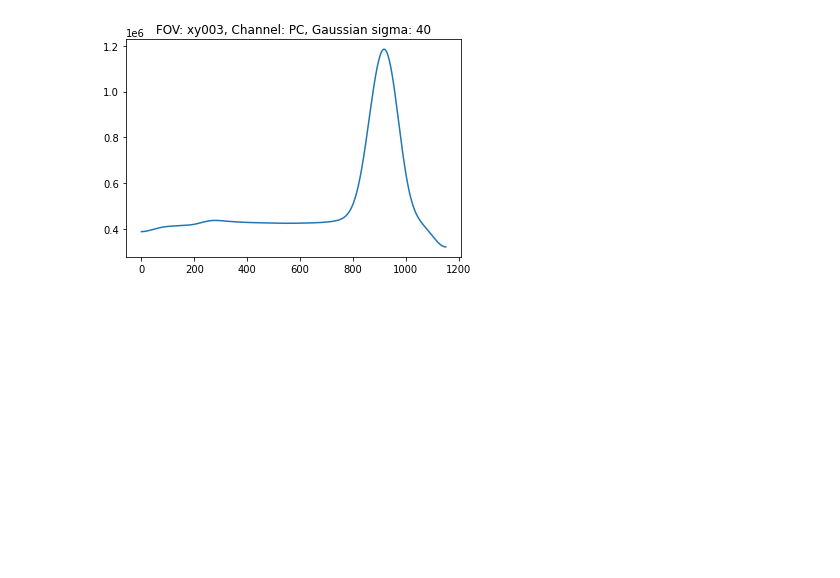
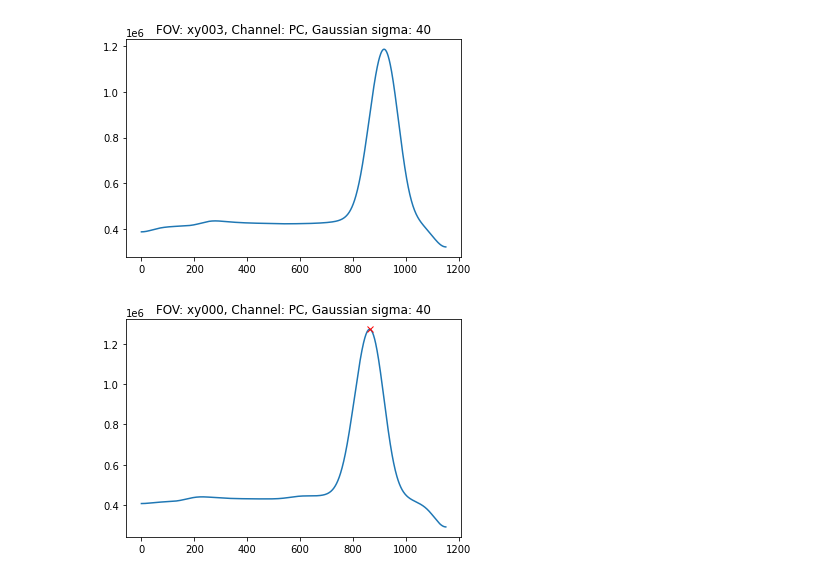
Before and after one commit to georgeoshardo/PyMMM, a Jupyter notebook: Examples/example.ipynb, the cells around one changed output. Saved outputs shown, nothing was run; the diff lists cells and outputs as text; code cells hidden in the pictures; blank space fills up the shorter version.

```diff
--- a/Examples/example.ipynb
+++ b/Examples/example.ipynb
@@ -100,3 +110,10 @@ sigma = 40
 a_t_y_mean = my_experiment.mean_t_y("xy003", my_experiment.registration_channel, sigma = sigma, plot = True)
 # %% [output]
 [figure]
+# %%
+#Adding a gaussian blurring using the sigma argument
+sigma = 40
+height = 600000
+a_t_y_mean, y_peak = my_experiment.find_lane_peaks("xy000", sigma = sigma, distance = 1, height=height, plot = True)
+# %% [output]
+[figure, added]
```
Also changed, not shown: parts of 13 cells of this notebook, 1 other file.
